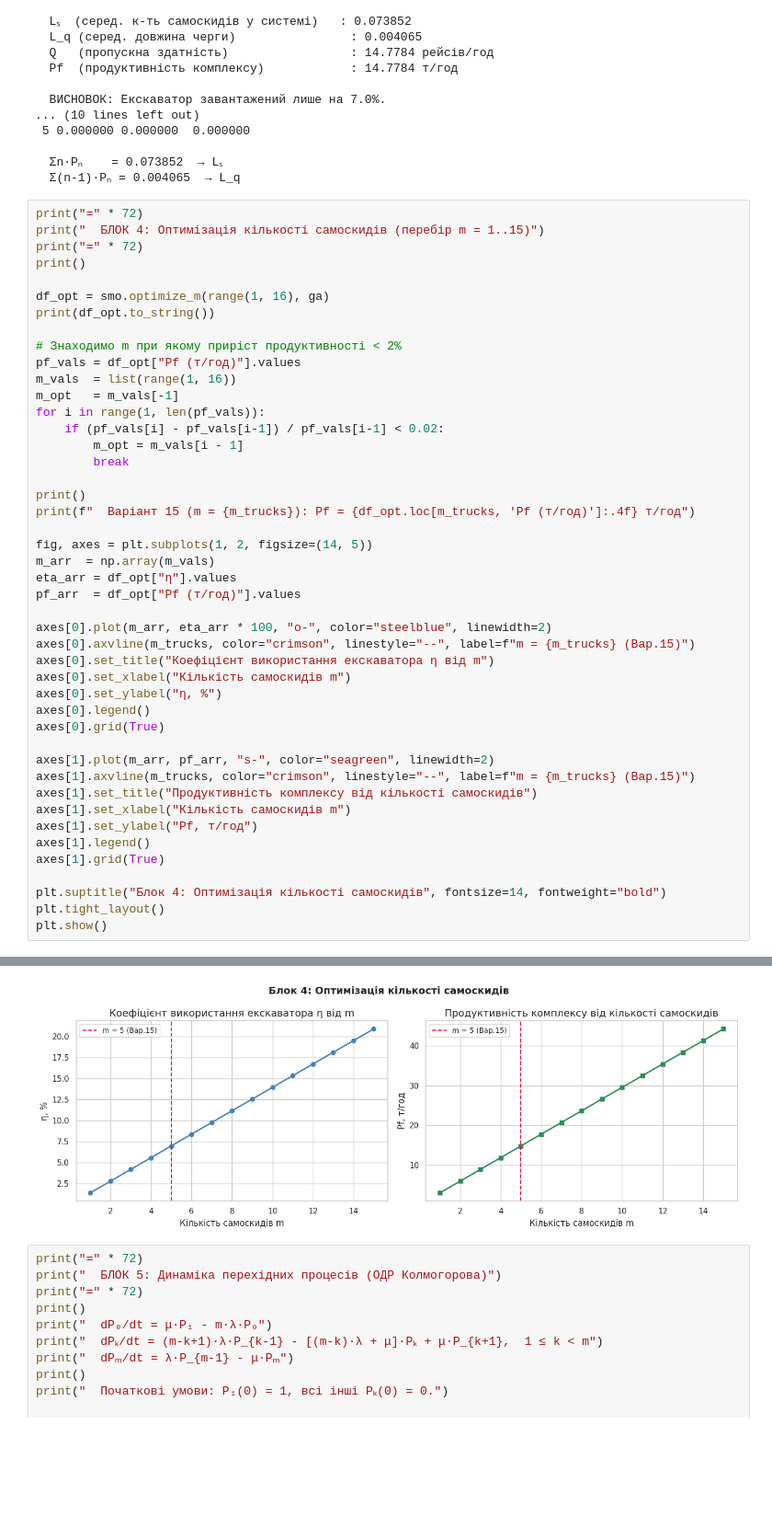
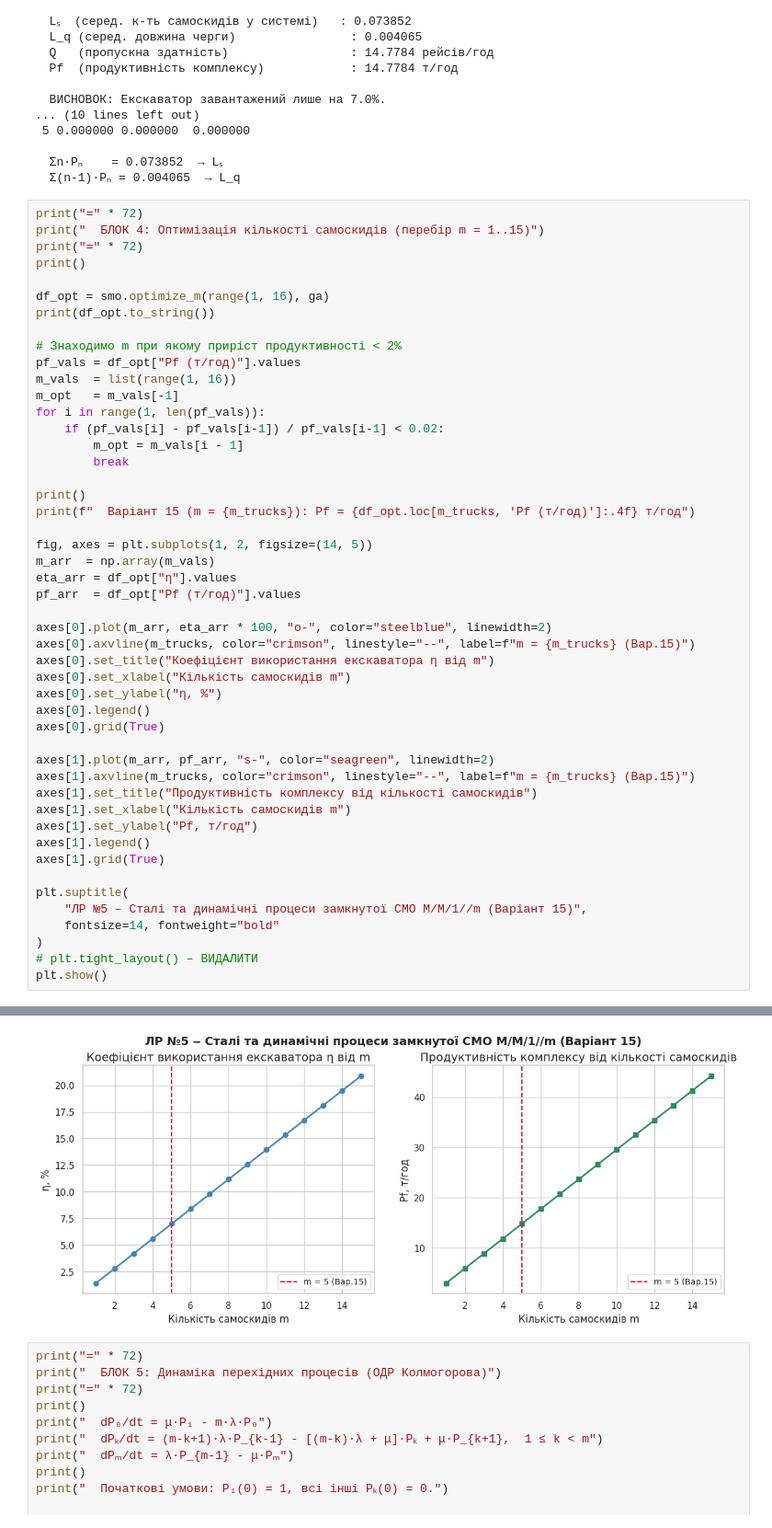
Before and after one commit to yakubavm/monitoring_of_production_processes, a Jupyter notebook: LR_5.ipynb, the cells around one changed output, grey strips where cells are left out. Shown at 92% size. Saved outputs shown, nothing was run; the diff lists cells and outputs as text; blank space fills up the shorter version.

```diff
--- a/LR_5.ipynb
+++ b/LR_5.ipynb
@@ -369,36 +369,39 @@ axes[0].set_ylabel("η, %")
 axes[0].legend()
 axes[0].grid(True)
 
 axes[1].plot(m_arr, pf_arr, "s-", color="seagreen", linewidth=2)
 axes[1].axvline(m_trucks, color="crimson", linestyle="--", label=f"m = {m_trucks} (Вар.15)")
 axes[1].set_title("Продуктивність комплексу від кількості самоскидів")
 axes[1].set_xlabel("Кількість самоскидів m")
 axes[1].set_ylabel("Pf, т/год")
 axes[1].legend()
 axes[1].grid(True)
 
-plt.suptitle("Блок 4: Оптимізація кількості самоскидів", fontsize=14, fontweight="bold")
-plt.tight_layout()
+plt.suptitle(
+    "ЛР №5 ‒ Сталі та динамічні процеси замкнутої СМО M/M/1//m (Варіант 15)",
+    fontsize=14, fontweight="bold"
+)
+# plt.tight_layout() ‒ ВИДАЛИТИ
 plt.show()
 # %% [output]
 ========================================================================
   БЛОК 4: Оптимізація кількості самоскидів (перебір m = 1..15)
 ========================================================================
 
           P0         η       L_s       L_q  Pf (т/год)
 m
 1   0.986031  0.013969  0.013969  0.000000      2.9581
 2   0.972068  0.027932  0.028322  0.000390      5.9150
 3   0.958110  0.041890  0.043076  0.001186      8.8708
 4   0.944158  0.055842  0.058247  0.002405     11.8253
 5   0.930213  0.069787  0.073852  0.004065     14.7784
 6   0.916274  0.083726  0.089910  0.006183     17.7303
 ... (7 lines left out)
 14  0.805027  0.194973  0.237234  0.042262     41.2883
 15  0.791160  0.208840  0.258383  0.049544     44.2248
 
   Варіант 15 (m = 5): Pf = 14.7784 т/год
-[figure, old version]
+[figure, new version]
 # %%
 print("=" * 72)
 print("  БЛОК 5: Динаміка перехідних процесів (ОДР Колмогорова)")
```
Also changed, not shown: parts of 1 cell of this notebook.
